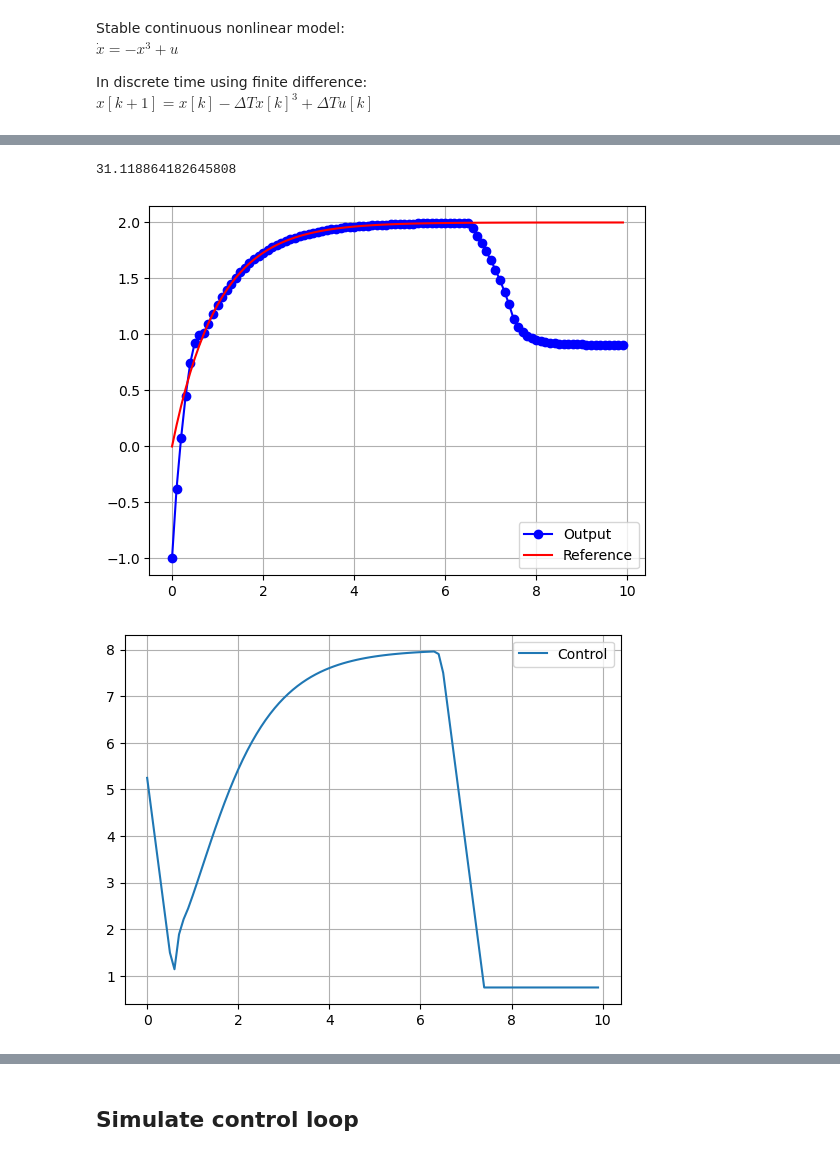
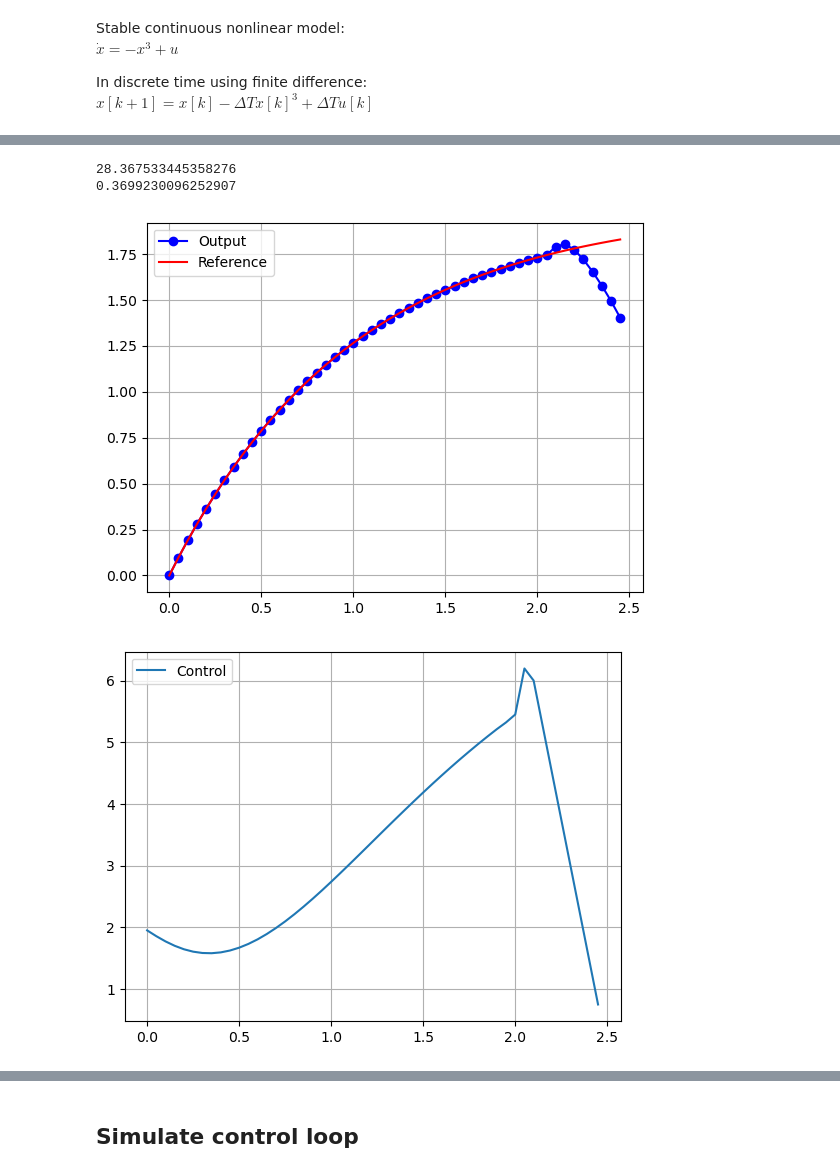
Before and after one commit to jhat6/simple_NLMPC_example, a Jupyter notebook: simple_NLMPC_NB.ipynb, the cells around one changed output, grey strips where cells are left out. Cells and saved outputs as stored; diff of their text form; code cells hidden in the pictures.

```diff
--- a/simple_NLMPC_NB.ipynb
+++ b/simple_NLMPC_NB.ipynb
@@ -155,8 +156,8 @@ def plot_results(timeSamples, x, ref, u):
     plt.grid()
     plt.legend()
 # %%
-M = 75
-P = 100
+M = 50
+P = 50
 
 # first order reference trajectory
 tau_c = 1
@@ -170,13 +171,17 @@ lb = -0.75
 ub = 0.75
 linear_constraint = LinearConstraint(A, lb*np.ones((M,)), ub*np.ones((M,)))
 # %%
+x0 = 0
+startTime = time()
+result = scipy.optimize.minimize(objective, u, method = 'trust-constr', constraints=[linear_constraint])
 #result = scipy.optimize.minimize(objective, u)
-result = scipy.optimize.minimize(objective, u, method = 'trust-constr', constraints=[linear_constraint])
+print(time()-startTime)
 uopt = result.x
 print(result.fun)
 uact = extend(uopt)
 plot_results(tpredict, nl_prediction(uact, dt), r, uact)
 # %% [output]
-31.118864182645808
+28.367533445358276
+0.3699230096252907
-[figure, old version]
+[figure, new version]
-[figure, old version]
+[figure, new version]
```
Also changed, not shown: parts of 8 cells of this notebook.
